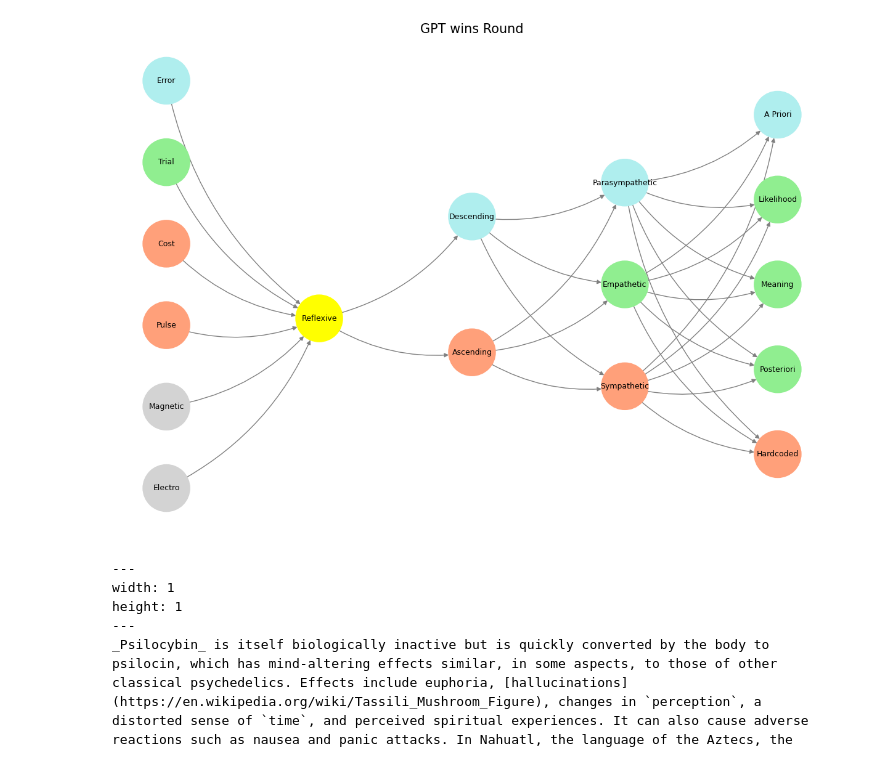
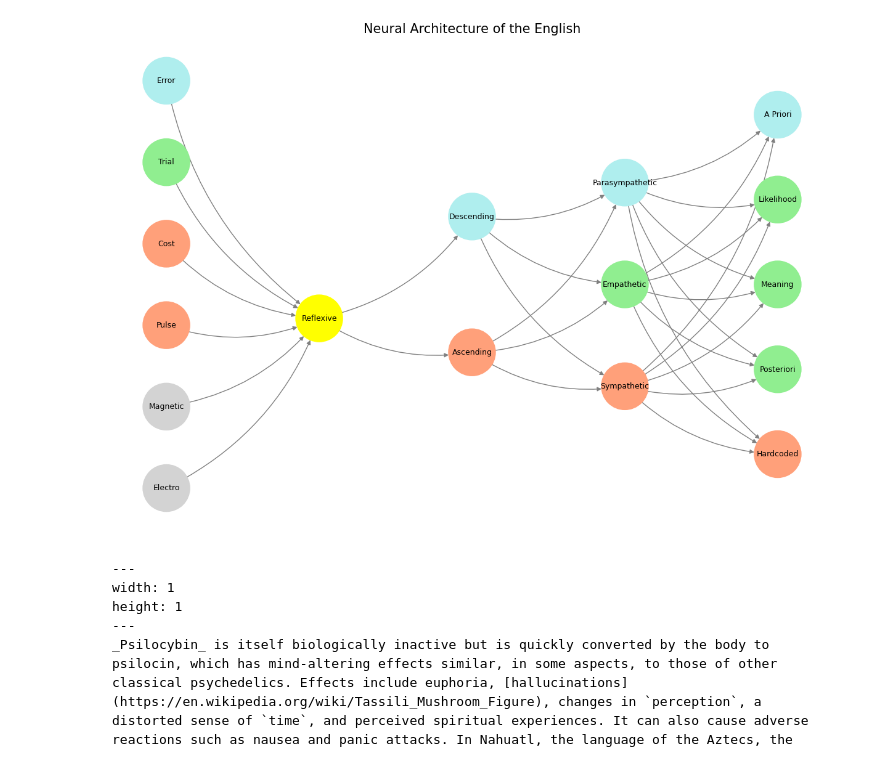
Before and after one commit to abikesa/palate, a Jupyter notebook: kitabo/ensi/_build/jupyter_execute/act3/part1/part1_2.ipynb, the cells around one changed output. Cells and saved outputs as stored; diff of their text form; code cells hidden in the pictures.

Commit message:
watching the english

````diff
--- a/kitabo/ensi/_build/jupyter_execute/act3/part1/part1_2.ipynb
+++ b/kitabo/ensi/_build/jupyter_execute/act3/part1/part1_2.ipynb
@@ -55,35 +68,35 @@ def visualize_nn():
     pos = {}
     node_colors = []
 
     # Add nodes and assign positions
     for i, (layer_name, nodes) in enumerate(layers.items()):
         positions = calculate_positions(nodes, x_offset=i * 2)
         for node, position in zip(nodes, positions):
             G.add_node(node, layer=layer_name)
             pos[node] = position
             node_colors.append(colors.get(node, 'lightgray'))
 
     # Add edges (automated for consecutive layers)
     layer_names = list(layers.keys())
     for i in range(len(layer_names) - 1):
         source_layer, target_layer = layer_names[i], layer_names[i + 1]
         for source in layers[source_layer]:
             for target in layers[target_layer]:
                 G.add_edge(source, target)
 
     # Draw the graph
     plt.figure(figsize=(12, 8))
     nx.draw(
         G, pos, with_labels=True, node_color=node_colors, edge_color='gray',
         node_size=3000, font_size=9, connectionstyle="arc3,rad=0.2"
     )
-    plt.title("GPT wins Round", fontsize=15)
+    plt.title("Neural Architecture of the English", fontsize=15)
     plt.show()
 
 # Run the visualization
 visualize_nn()
 # %% [output]
-[figure, old version]
+[figure, new version]
 # %% [markdown]
 ```{figure} ../../figures/blanche.*
 ---
````
Also changed, not shown: parts of 1 cell of this notebook, 8 other files.
